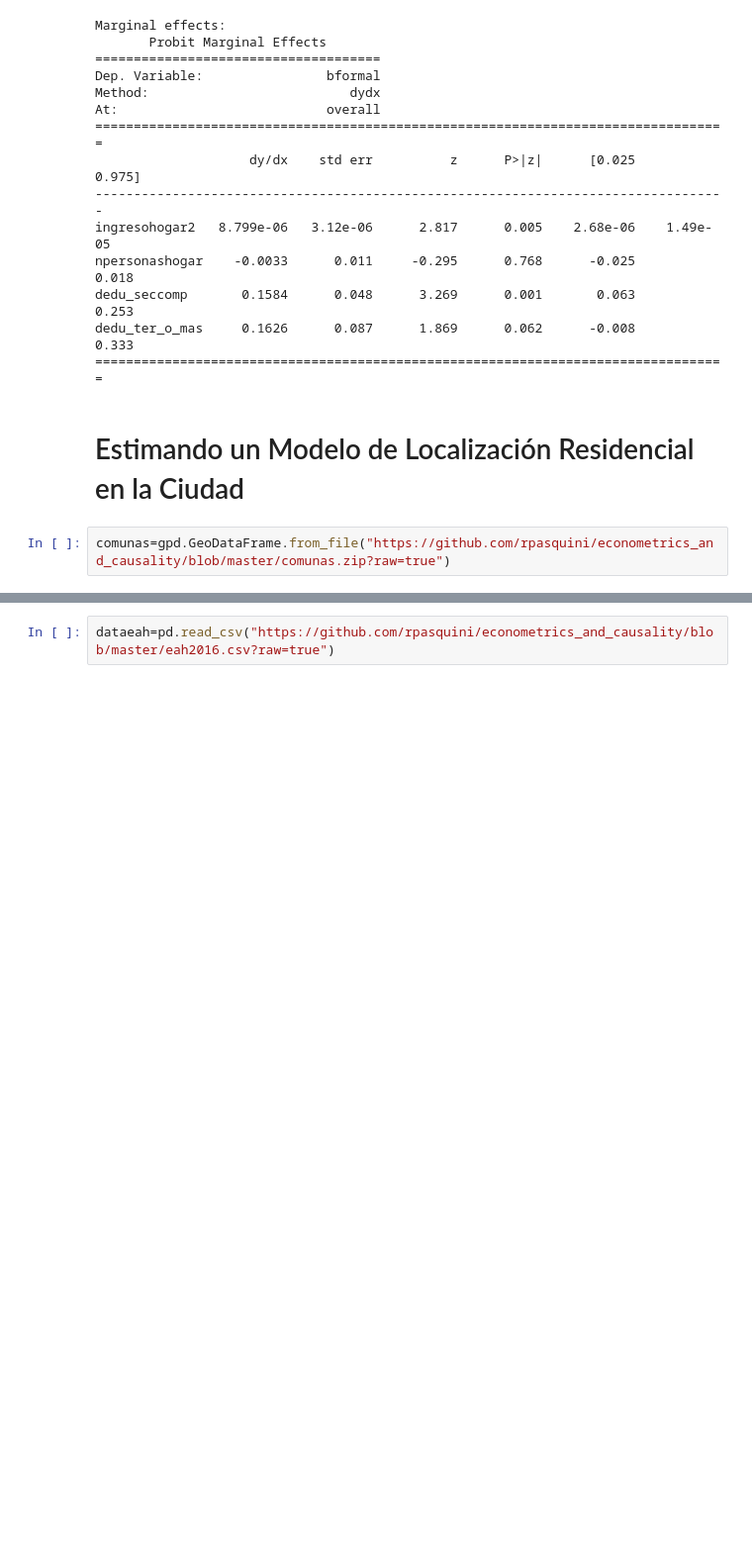
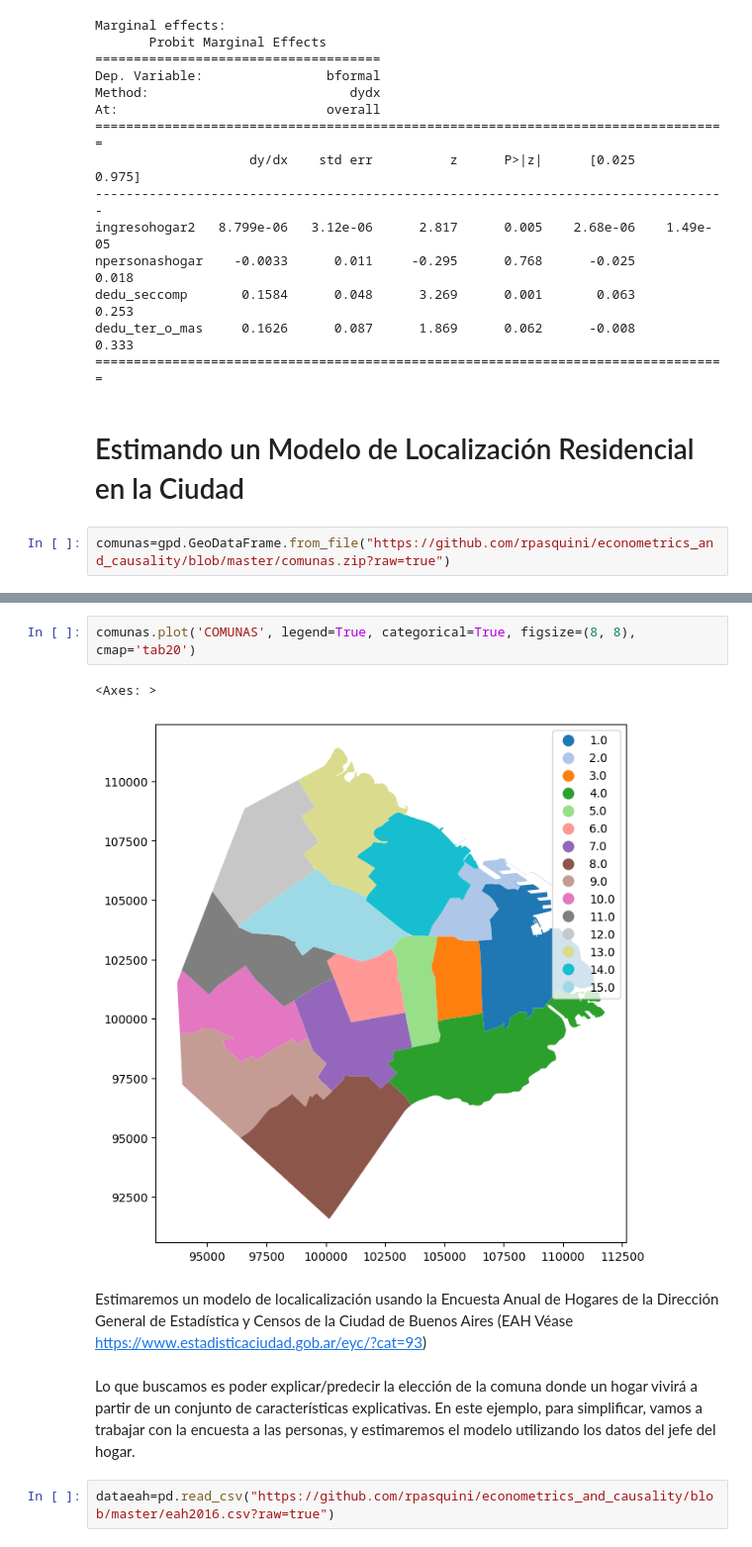
Before and after one commit to rpasquini/metodos_cuantitativos, a Jupyter notebook: 5_Modelos_de_Clasificacion.ipynb, the cells around one changed output, grey strips where cells are left out. Shown: that part at 99% size. Saved outputs shown, nothing was run; the diff lists cells and outputs as text; blank space fills up the shorter version.

```diff
--- a/5_Modelos_de_Clasificacion.ipynb
+++ b/5_Modelos_de_Clasificacion.ipynb
@@ -246,3 +258,13 @@ comunas.plot()
+# %%
+comunas.plot('COMUNAS', legend=True, categorical=True, figsize=(8, 8), cmap='tab20')
+# %% [output]
+<Axes: >
+[figure, added]
+# %% [markdown]
+Estimaremos un modelo de localicalización usando la Encuesta Anual de Hogares de la Dirección General de Estadística y Censos de la Ciudad de Buenos Aires (EAH
+Véase https://www.estadisticaciudad.gob.ar/eyc/?cat=93)
+# %% [markdown]
+Lo que buscamos es poder explicar/predecir la elección de la comuna donde un hogar vivirá a partir de un conjunto de características explicativas. En este ejemplo,  para simplificar, vamos a trabajar con la encuesta a las personas, y estimaremos el modelo utilizando los datos del jefe del hogar.
 # %%
 dataeah=pd.read_csv("https://github.com/rpasquini/econometrics_and_causality/blob/master/eah2016.csv?raw=true")
 # %%
```
Also changed, not shown: parts of 7 cells of this notebook.
